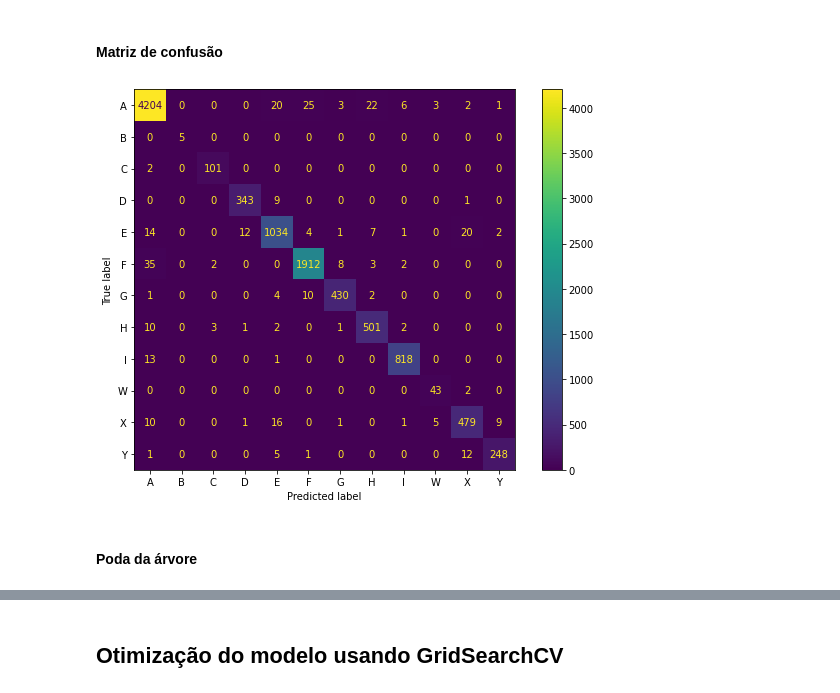
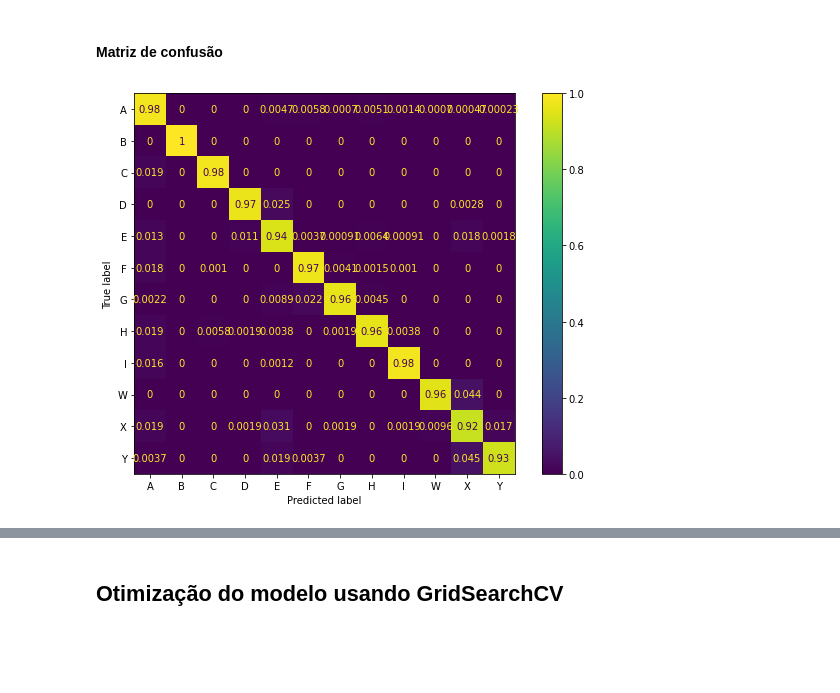
Before and after one commit to bruhenri12/Projeto-AM-2022-2, a Jupyter notebook: codigos/ProjetoAM_Dec_Tree.ipynb, the cells around one changed output, grey strips where cells are left out. Saved outputs shown, nothing was run; the diff lists cells and outputs as text; code cells hidden in the pictures; blank space fills up the shorter version.

Commit message:
comentarios no dec_tree

```diff
--- a/codigos/ProjetoAM_Dec_Tree.ipynb
+++ b/codigos/ProjetoAM_Dec_Tree.ipynb
@@ -23,9 +49,10 @@ Bibliotecas e referências usadas:
 # %% [markdown]
 ### Dataset de treinamento: avila-tr.txt
 # %%
-import pandas as pd
-
+# labels das features
 labels = ["intercolumnar distance","upper margin","lower margin","exploitation","row number","modular ratio","interlinear spacing","weight","peak number","modular ratio/ interlinear spacing","Class"]
+# labels das classes
+classes = ["A", "B", "C", "D", "E", "F", "G", "H", "I", "W", "X", "Y"]
 
 path_dataset_train = "/content/drive/MyDrive/Disciplinas/2022.2/AM-GRAD 2022-2/Projeto AM 2022-2/data/avila-tr.txt"
 
@@ -67,28 +90,28 @@ np.random.seed(seed)
 ## Dividindo dataset de treinamento e teste em: features e classes
 # %%
 # Features de treinamento
-X_tr = avila_train.drop(['Class'], axis = 1)
+X_train = avila_train.drop(['Class'], axis = 1)
 
 # Classes de treinamento
-y_tr = avila_train['Class']
+y_train = avila_train['Class']
 
 print("Dataset de treinamento")
-print("Tamanho do dataset de features = ", X_tr.shape)
-print("Tamanho do dataset de classes = ", y_tr.shape)
+print("Tamanho do dataset de features = ", X_train.shape)
+print("Tamanho do dataset de classes = ", y_train.shape)
 # %% [output]
 Dataset de treinamento
 Tamanho do dataset de features =  (10430, 10)
 Tamanho do dataset de classes =  (10430,)
 # %%
 # Features de teste
-X_ts = avila_test.drop(['Class'], axis = 1)
+X_test = avila_test.drop(['Class'], axis = 1)
 
 # Classes de teste
-y_ts = avila_test['Class']
+y_test = avila_test['Class']
 
 print("Dataset de teste")
-print("Tamanho do dataset de features = ", X_ts.shape)
-print("Tamanho do dataset de classes = ", y_ts.shape)
+print("Tamanho do dataset de features = ", X_test.shape)
+print("Tamanho do dataset de classes = ", y_test.shape)
 # %% [output]
 Dataset de teste
 Tamanho do dataset de features =  (10437, 10)
@@ -98,10 +125,8 @@ Tamanho do dataset de classes =  (10437,)
 # %%
-from sklearn.tree import DecisionTreeClassifier
+dtc = DecisionTreeClassifier(random_state = SEED)
+dtc.fit(X_train, y_train)
 
-dtc = DecisionTreeClassifier(random_state = seed)
-dtc.fit(X_tr, y_tr)
-
-predicted = dtc.predict(X_ts)
+predicted = dtc.predict(X_test)
 predicted
 # %% [output]
 array(['W', 'A', 'A', ..., 'A', 'F', 'H'], dtype=object)
@@ -148,18 +183,13 @@ weighted avg     0.9695    0.9694    0.9694     10437
 # %% [markdown]
 #### Matriz de confusão
 # %%
-from sklearn.metrics import confusion_matrix, ConfusionMatrixDisplay
-
-
-cm = confusion_matrix(y_ts, predicted, labels=classes)
+cm = confusion_matrix(y_test, predicted, labels=classes, normalize='true')
 disp = ConfusionMatrixDisplay(confusion_matrix=cm,
                               display_labels=classes)
 
 fig, ax = plt.subplots(figsize=(10, 7))
 disp.plot(ax=ax)
 
 plt.show()
 # %% [output]
-[figure, old version]
+[figure, new version]
-# %% [markdown]
-#### Poda da árvore
```
Also changed, not shown: parts of 34 cells of this notebook.
